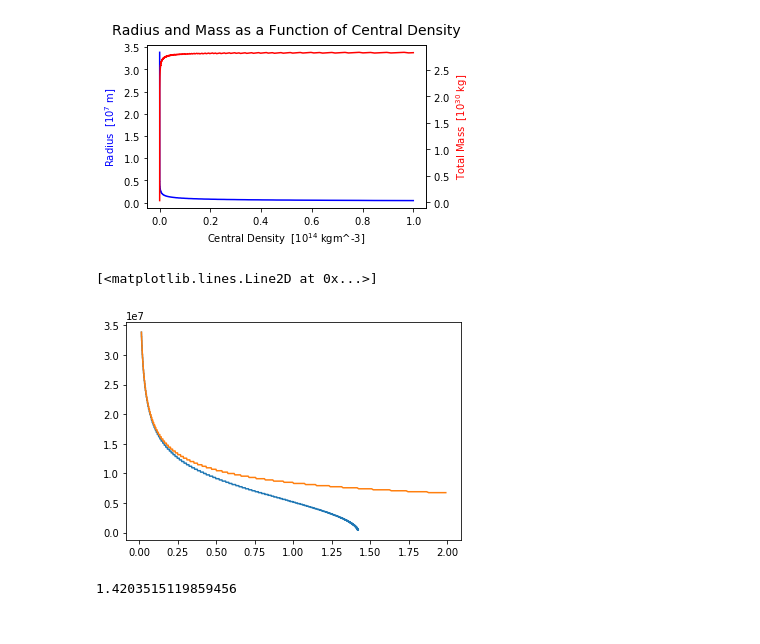
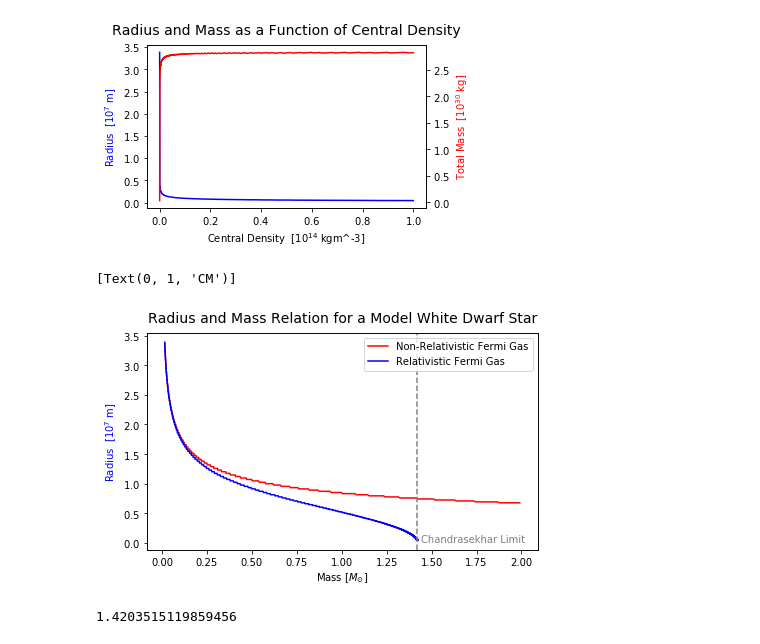
Before and after one commit to calumholker/Ox-Comp, a Jupyter notebook: Year 2/Structure of White Dwarf Stars/CO31.ipynb, the cells around one changed output. Cells and saved outputs as stored; diff of their text form; code cells hidden in the pictures.

```diff
--- a/Year 2/Structure of White Dwarf Stars/CO31.ipynb
+++ b/Year 2/Structure of White Dwarf Stars/CO31.ipynb
@@ -184,6 +180,8 @@ format_label_string_with_exponent(ax2, axis = 'y')
 # %% [output]
 [figure]
 # %%
+# Converts total mass and radius to suitable plotting arrays
+
 tmr = np.array([x/(1.989*(10**30)) for x in total_mass_rel])
 tmr_s = tmr[tmr < 2]
 rr = np.array([x for x in rad_rel])
@@ -192,10 +190,27 @@ tm = np.array([x/(1.989*(10**30)) for x in total_mass])
 tm_s = tm[tm < 2]
 r = np.array([x for x in rad])
 r_s = r[tm < 2]
-
-plt.plot(tmr_s, rr_s)
-plt.plot(tm_s, r_s)
-# %% [output]
-[<matplotlib.lines.Line2D at 0x...>]
-[figure, removed]
+# %%
+# Plots total radius as a function of total mass / solar mass
+
+plt.rc('xtick',labelsize = 10)
+plt.rc('ytick',labelsize = 10)
+fig, ax = plt.subplots(figsize = (7,4))
+ax.set_title('Radius and Mass Relation for a Model White Dwarf Star', pad=10, fontsize=14)
+ax.ticklabel_format(style='sci', scilimits=(0,0))
+ax.plot(tm_s, r_s, color='red', label = 'Non-Relativistic Fermi Gas')
+ax.plot(tmr_s, rr_s, color='blue', label = 'Relativistic Fermi Gas')
+ax.set_xlabel('Mass [$M_{\odot}$]', fontsize=10)
+ax.set_ylabel("Radius [m]", color='blue', fontsize=10)
+format_label_string_with_exponent(ax, axis = 'y')
+ax.legend(loc = 'upper right')
+ax.axvline(tmr[-1], linestyle = '--', color = 'grey')
+plt.text(tmr[-1]+0.02,0,'Chandrasekhar Limit', color = 'grey', fontsize = 10)
+ax2 = ax.twiny()
+ax2.set_xticks([tmr[-1]])
+ax2.set_xticklabels(["CM"])
+#plt.savefig('Radius Mass Relation.png', dpi = 300, bbox_inches='tight')
+# %% [output]
+[Text(0, 1, 'CM')]
+[figure, added]
 # %%
```
Also changed, not shown: parts of 17 cells of this notebook, 4 other files.
